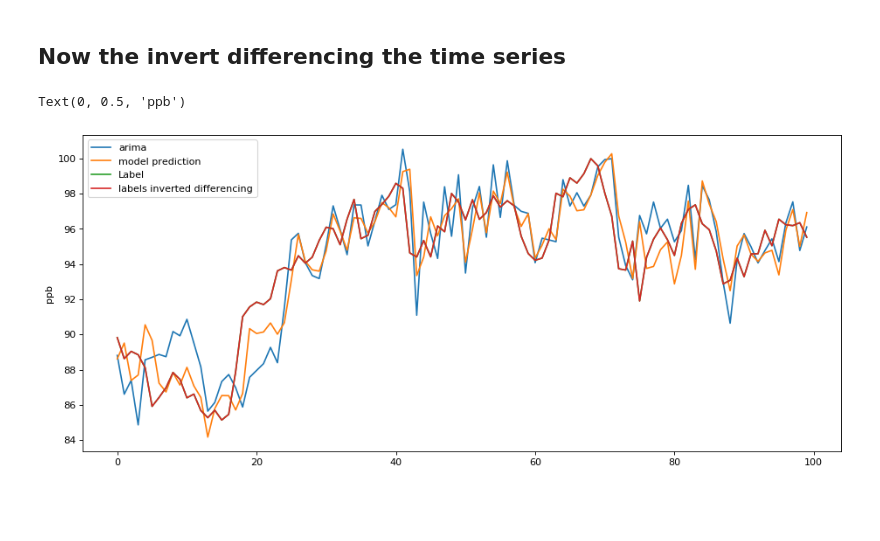
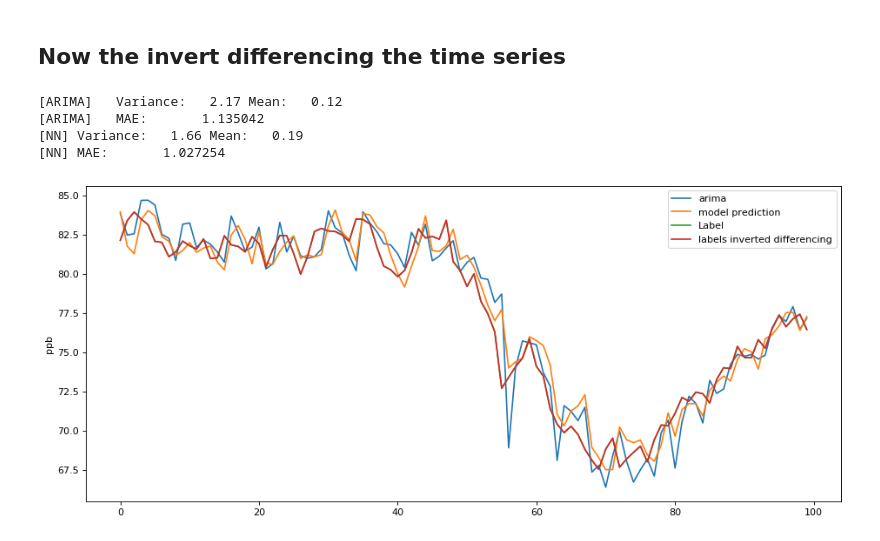
Before and after one commit to rodgdutra/Neural_network, a Jupyter notebook: time_series_bovespa/ibov_time_series.ipynb, the cells around one changed output. Drawn from its saved outputs; the diff is of its cells as text; code cells hidden in the pictures; blank space fills up the shorter version.

```diff
--- a/time_series_bovespa/ibov_time_series.ipynb
+++ b/time_series_bovespa/ibov_time_series.ipynb
@@ -463,10 +502,13 @@ As the temperature and frequency offset data are time-series select
 # Lag matrix
 # Check the autocorrelation matrix
 # Generating the autocorrelation to each lag
+price = np.array(price).flatten()
+volume = np.array(volume,dtype=float).flatten()
 lag = 8
-price_test = np.array(price[lag:]) - np.array(price[:-lag])
-x = price_test
-x1 = price_test
+price_test  = np.array(price[lag:]) - np.array(price[:-lag])
+volume_test = np.array(volume[lag:]) - np.array(volume[:-lag])
+x = np.array(price[lag:]) - np.array(price[:-lag])
+x1 = volume_test
 lag = np.arange(1,100,1)
 start = lag[-1]
 end = len(x)
@@ -479,6 +521,6 @@ print("Absolute  cross correlation is bigger than 0.7 for the lags:")
 print(np.where(corr > 0.5))
 
 temp_dist_corr = np.array([dist_corr(i[0],i[1])/2 for i in zip(R2,R)])
-print(np.where(temp_dist_corr > 0.7))
+print(np.where(temp_dist_corr > 0.5))
 # %% [output]
 Absolute  cross correlation is bigger than 0.7 for the lags:
@@ -569,11 +659,11 @@ Text(0, 0.5, 'ppb')
 # %%
 H1 = 100
 H2 = 100
-n_epochs = 700
+n_epochs = 1500
 lr = 0.001  # learning rate
-lr_decay = 0.00001  # learning rate decay
+lr_decay = 0.01  # learning rate decay
 n_mini_batch = 100  # mini-batch length
-activation_fcn = "sigmoid"
+activation_fcn = "tanh"
 optimizer = Adam(lr=lr, decay=lr_decay)
 
 model = Sequential()
@@ -590,8 +680,8 @@ model.add(Dense(units=H2, activation=activation_fcn))
 model.add(Dropout(0.2))
 model.add(Dense(units=H2, activation=activation_fcn))
 model.add(Dropout(0.2))
-model.add(Dense(units=H2, activation=activation_fcn))
-model.add(Dropout(0.2))
+# model.add(Dense(units=H2, activation=activation_fcn))
+# model.add(Dropout(0.2))
 model.add(Dense(1, activation="linear"))
 model.compile(loss="mse", optimizer=optimizer)
 history = model.fit(
@@ -787,7 +942,7 @@ print("[Naive] MAE:       %f " % mean_absolute_error(naive, yh_test_p))
 # %% [markdown]
 ## Now the invert differencing the time series
 # %%
-series = price*1e-3
+series = price
 lag = 8
 y_arima_p = y_arima
 split_id    = i_train.max() + N + 1 + lag
@@ -805,15 +960,33 @@ for i in range(lag,pred_size):
 # %%
 # ARIMA results
 y_arima = np.array(y_arima).flatten()
 naive = np.concatenate((yh_test_p[1:],[0]))
 fig = plt.figure(figsize=(14, 6), dpi= 80, facecolor='w', edgecolor='k')
 plt.plot(np.arange(0, len(y_arima_p)), y_arima_p, label="arima")
 plt.plot(np.arange(0, len(y_nn_p)), y_nn_p, label="model prediction")
 plt.plot(np.arange(0, len(true_labels)), true_labels, label="Label")
 plt.plot(np.arange(0, len(yh_test_r[:pred_size])), yh_test_r[:pred_size], label="labels inverted differencing")
 #plt.plot(np.arange(0, len(y_nn_p)), naive, label="naive prediction")
 plt.legend()
 plt.ylabel("ppb")
+
+# Holdover error
+arima_err = y_arima_p - true_labels
+y_nn_temp_err = y_nn_p - true_labels
+
+
+# 100 step error
+print("[ARIMA]   Variance: %6.2f Mean: %6.2f"%(np.var(arima_err), np.mean(arima_err)))
+print("[ARIMA]   MAE:       %f " %mean_absolute_error(y_arima_p, true_labels))
+
+print(
+    "[NN] Variance: %6.2f Mean: %6.2f"
+    % (np.var(y_nn_temp_err), np.mean(y_nn_temp_err))
+)
+print("[NN] MAE:       %f " % mean_absolute_error(y_nn_p, true_labels))
 # %% [output]
-Text(0, 0.5, 'ppb')
+[ARIMA]   Variance:   2.17 Mean:   0.12
+[ARIMA]   MAE:       1.135042
+[NN] Variance:   1.66 Mean:   0.19
+[NN] MAE:       1.027254
-[figure, old version]
+[figure, new version]
```
Also changed, not shown: parts of 20 cells of this notebook, 1 other file.
